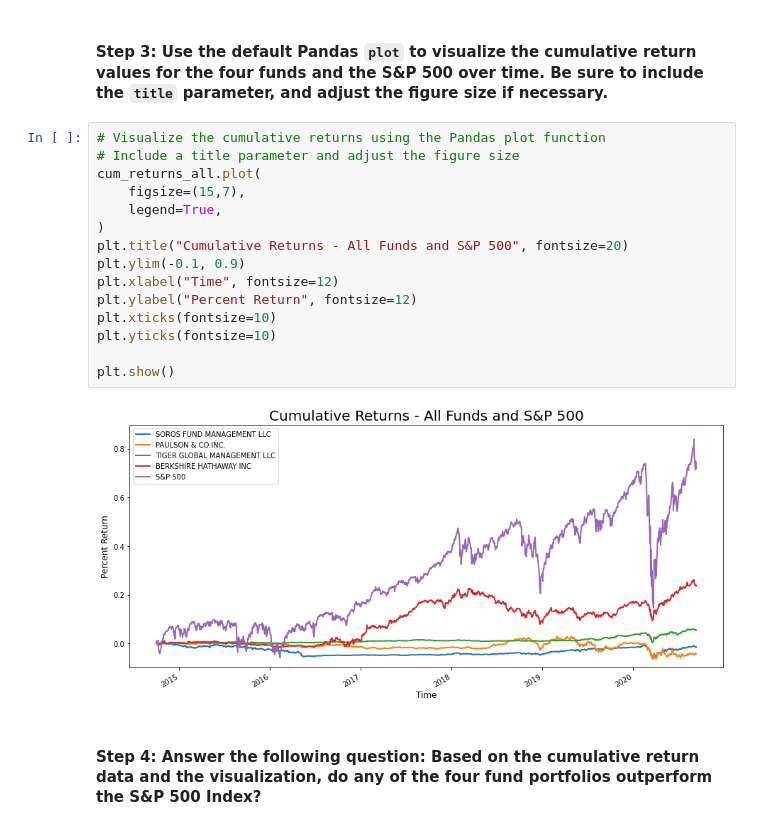
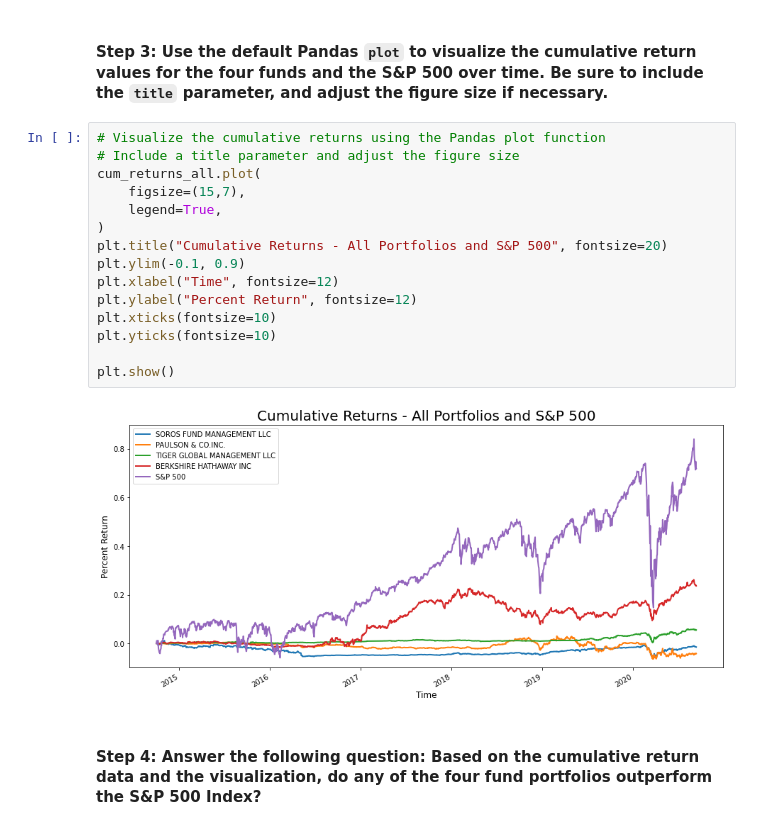
Before and after one commit to ipopester/Portfolio-Analysis, a Jupyter notebook: risk_return_analysis.ipynb, the cells around one changed output. Drawn from its saved outputs; the diff is of its cells as text.

```diff
--- a/risk_return_analysis.ipynb
+++ b/risk_return_analysis.ipynb
@@ -319,20 +318,20 @@ cum_returns_all.tail()
 # %%
 # Visualize the cumulative returns using the Pandas plot function
 # Include a title parameter and adjust the figure size
 cum_returns_all.plot(
     figsize=(15,7),
     legend=True,
 )
-plt.title("Cumulative Returns - All Funds and S&P 500", fontsize=20)
+plt.title("Cumulative Returns - All Portfolios and S&P 500", fontsize=20)
 plt.ylim(-0.1, 0.9)
 plt.xlabel("Time", fontsize=12)
 plt.ylabel("Percent Return", fontsize=12)
 plt.xticks(fontsize=10)
 plt.yticks(fontsize=10)
 
 plt.show()
 # %% [output]
-[figure, old version]
+[figure, new version]
 # %% [markdown]
 #### Step 4: Answer the following question: Based on the cumulative return data and the visualization, do any of the four fund portfolios outperform the S&P 500 Index?
 # %% [markdown]
```
Also changed, not shown: parts of 10 cells of this notebook, 1 other file.
